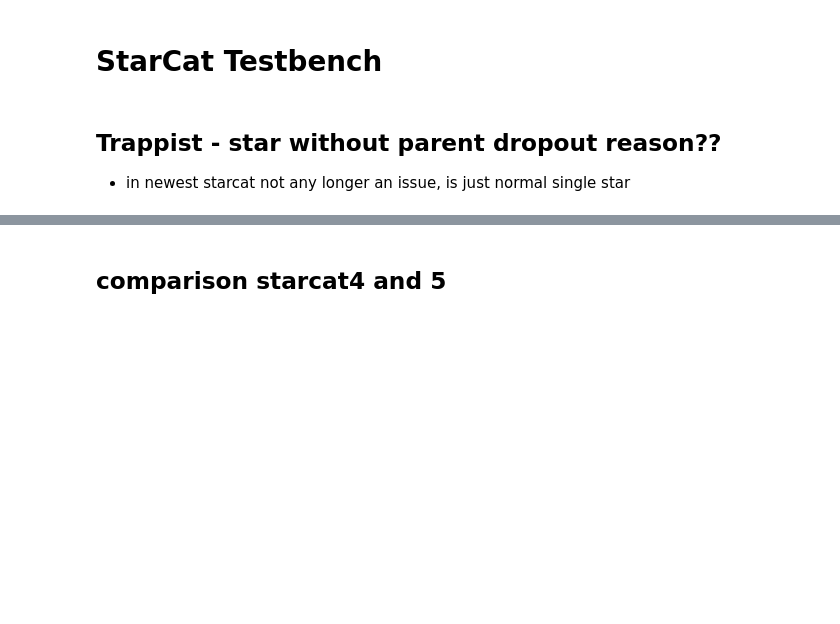
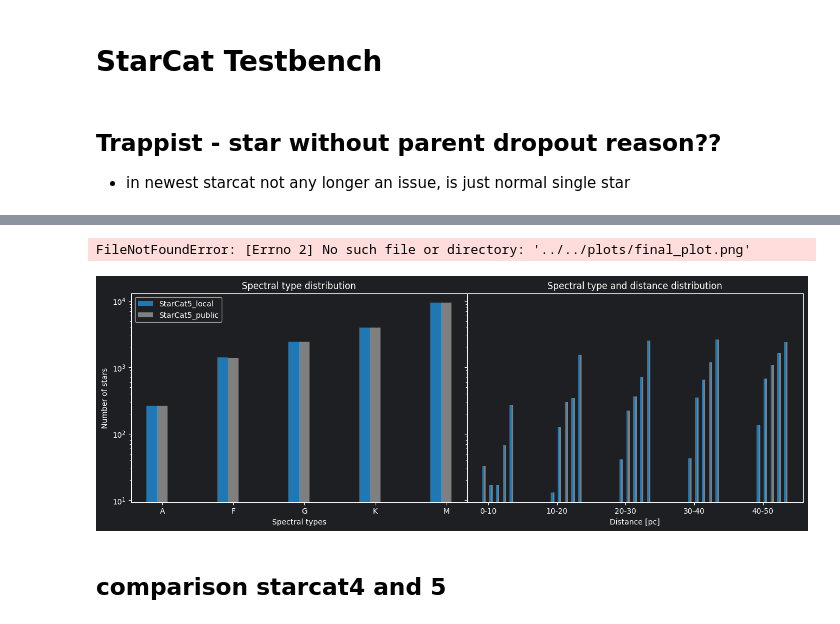
Before and after one commit to fmenti/life_td, a Jupyter notebook: data_generation/life_td_data_generation/catalog/StarCat_testbench.ipynb, the cells around one changed output, grey strips where cells are left out. Cells and saved outputs as stored; diff of their text form; code cells hidden in the pictures; blank space fills up the shorter version.

```diff
--- a/data_generation/life_td_data_generation/catalog/StarCat_testbench.ipynb
+++ b/data_generation/life_td_data_generation/catalog/StarCat_testbench.ipynb
@@ -8,3 +118,13 @@
+# %%
+from utils.analysis.finalplot import starcat_distribution_plot
+
+starcat_distribution_plot(
+    stars = [starcat5_local['class_temp','dist_st_value'],starcat5_public['class_temp','dist_st_value']],
+    labels=['StarCat5_local','StarCat5_public']
+)
+# %% [output]
+FileNotFoundError: [Errno 2] No such file or directory: '../../plots/final_plot.png'
+[figure, added]
 # %% [markdown]
 ## comparison starcat4 and 5
 # %%
```
Also changed, not shown: parts of 9 cells of this notebook, 2 other files.
